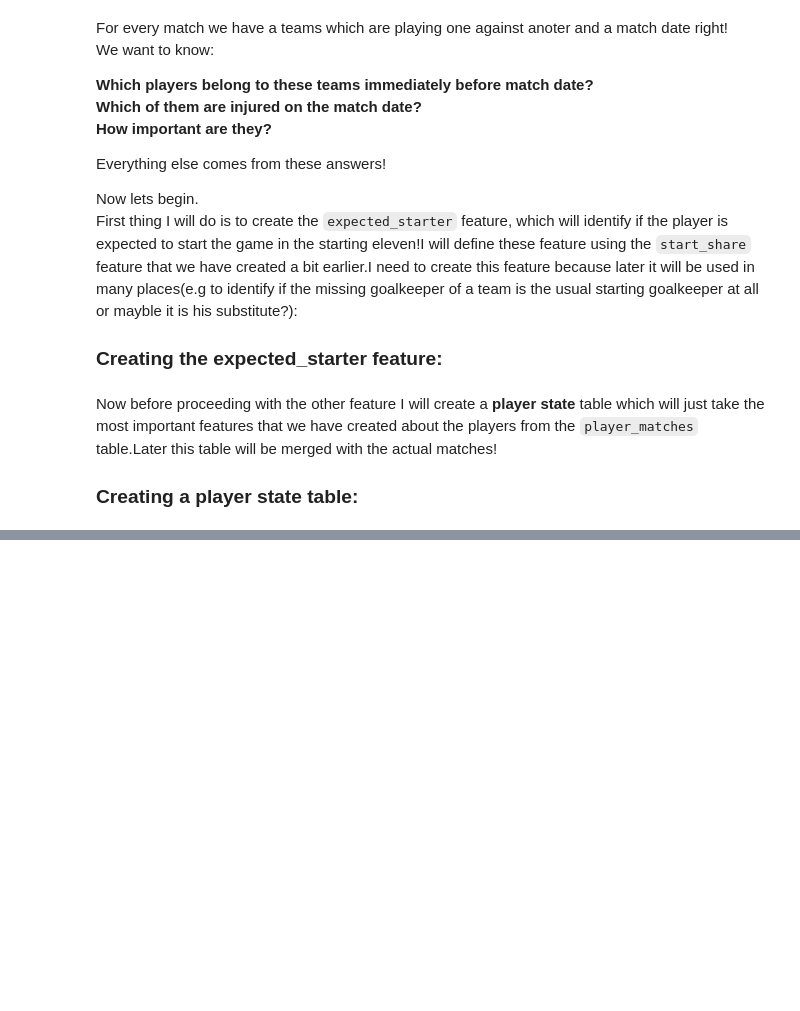
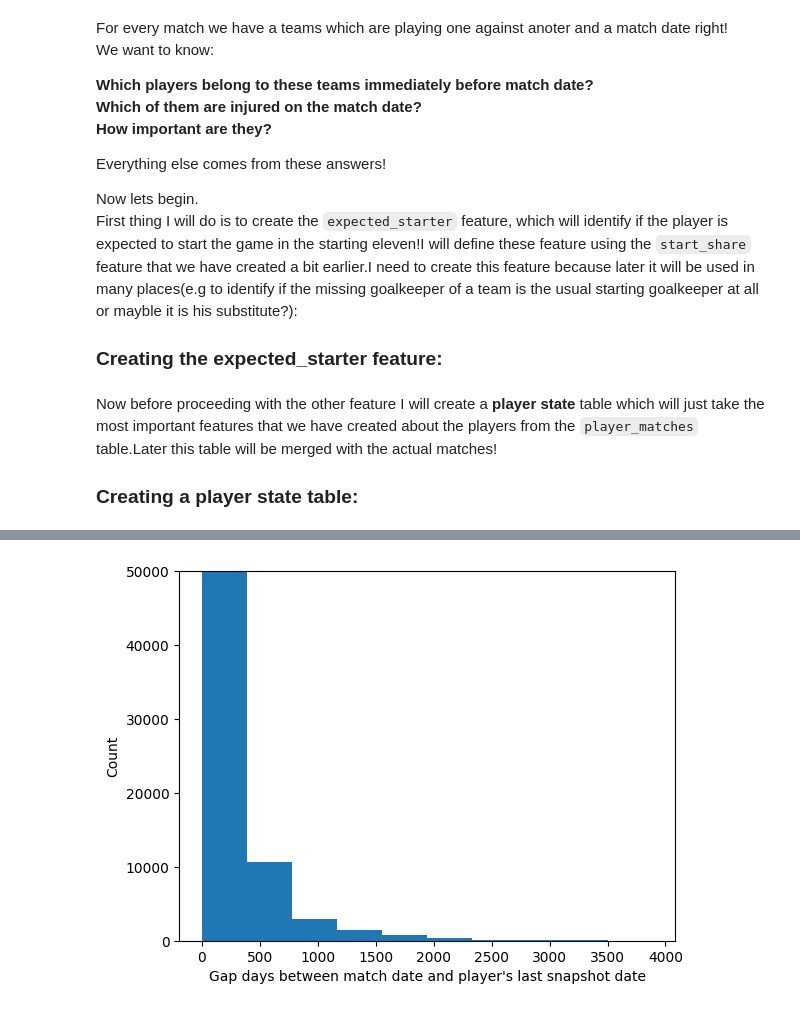
Before and after one commit to kvenov/Football_Betting_Analysis, a Jupyter notebook: notebooks/cleaning/01_transfermarkt_data_cleaning_part_2.ipynb, the cells around one changed output, grey strips where cells are left out. Saved outputs shown, nothing was run; the diff lists cells and outputs as text; code cells hidden in the pictures; blank space fills up the shorter version.

```diff
--- a/notebooks/cleaning/01_transfermarkt_data_cleaning_part_2.ipynb
+++ b/notebooks/cleaning/01_transfermarkt_data_cleaning_part_2.ipynb
@@ -1395,0 +2624,2 @@ Index(['player_id', 'player_club_id', 'game_id', 'date', 'importance_score',
+# %%
+team_match_players = team_match_players.dropna(subset=["importance_score"])
@@ -1395,0 +2690,6 @@ Index(['player_id', 'player_club_id', 'game_id', 'date', 'importance_score',
+# %%
+last_snap_date = (
+    player_snapshot_extended[["player_id", "date"]]
+    .rename(columns={"date": "snapshot_date"})
+    .sort_values("snapshot_date")
+)
@@ -1395,0 +2698,10 @@ Index(['player_id', 'player_club_id', 'game_id', 'date', 'importance_score',
+# %%
+team_match_players = pd.merge_asof(
+    team_match_players.sort_values("date"),
+    last_snap_date,
+    left_on="date",
+    right_on="snapshot_date",
+    by="player_id",
+    direction="backward",
+    allow_exact_matches=True
+)
@@ -1395,0 +2710,5 @@ Index(['player_id', 'player_club_id', 'game_id', 'date', 'importance_score',
+# %%
+team_match_players["gap_days"] = (
+    (team_match_players["date"] - team_match_players["snapshot_date"])
+    .dt.days.clip(lower=0).fillna(0)
+)
@@ -1395,0 +2727,11 @@ Index(['player_id', 'player_club_id', 'game_id', 'date', 'importance_score',
+# %%
+plt.hist(team_match_players.gap_days, bins=10)
+
+plt.xlabel("Gap days between match date and player's last snapshot date")
+plt.ylabel("Count")
+
+plt.ylim(0, 50000)
+
+plt.show()
+# %% [output]
+[figure, added]
```
Also changed, not shown: parts of 241 cells of this notebook.
